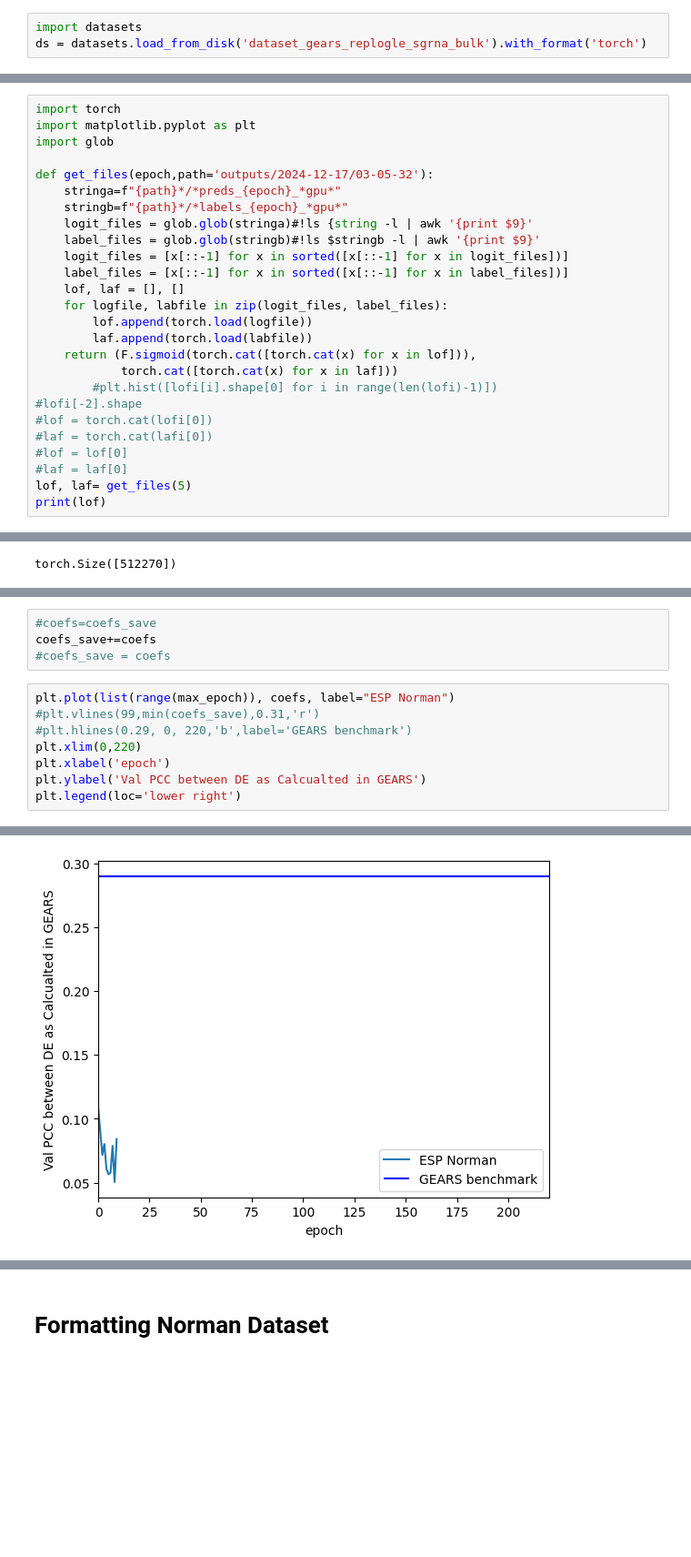
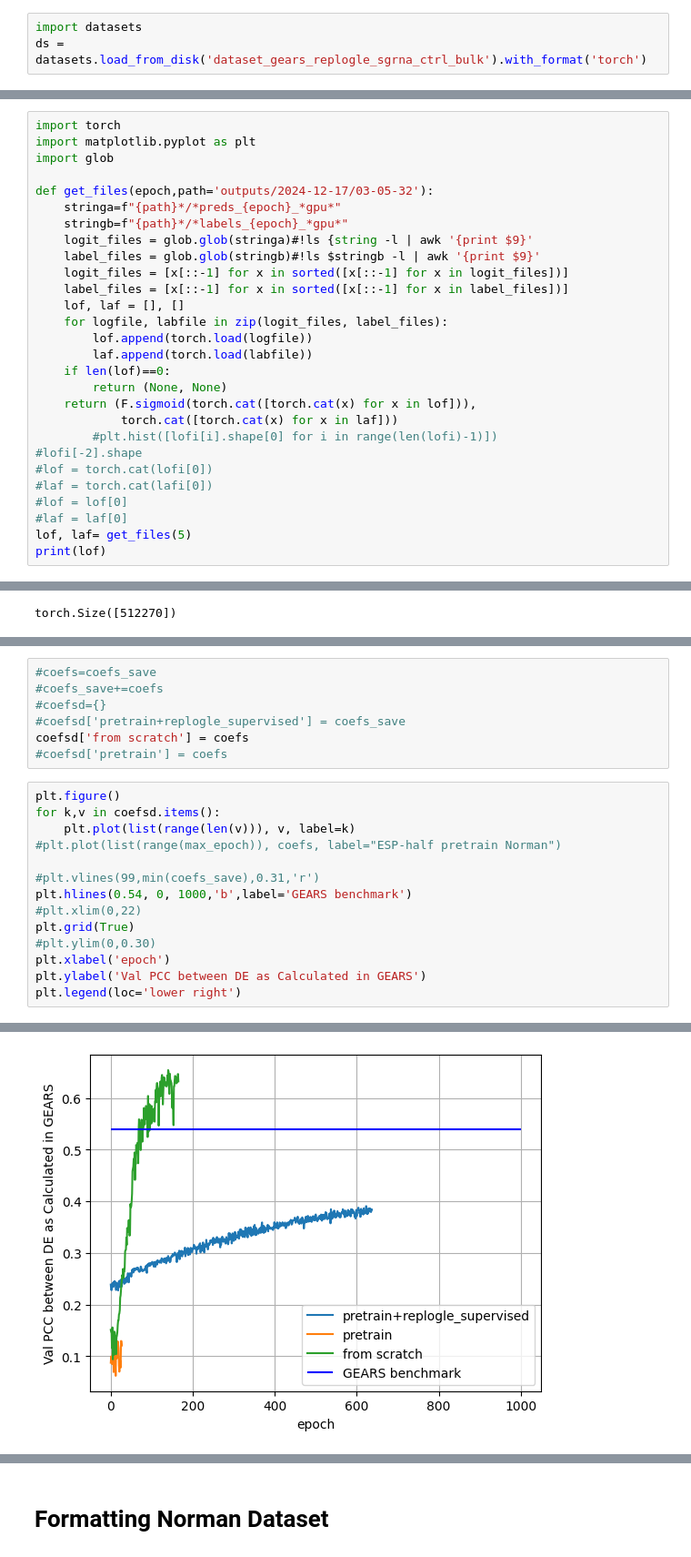
Before and after one commit to synthetic-tensors/caduceus, a Jupyter notebook: crispr_data_wrangling.ipynb, the cells around one changed output, grey strips where cells are left out. Shown at 91% size. Saved outputs shown, nothing was run; the diff lists cells and outputs as text; blank space fills up the shorter version.

```diff
--- a/crispr_data_wrangling.ipynb
+++ b/crispr_data_wrangling.ipynb
@@ -838,6 +848,6 @@ ds.save_to_disk('dataset_gears_replogle_sgrna_bulk')
 # %%
 import datasets
-ds = datasets.load_from_disk('dataset_gears_replogle_sgrna_bulk').with_format('torch')
+ds = datasets.load_from_disk('dataset_gears_replogle_sgrna_ctrl_bulk').with_format('torch')
 # %%
 ds[1]['input_ids']==0
 # %% [output]
@@ -964,6 +974,8 @@ def get_files(epoch,path='outputs/2024-12-17/03-05-32'):
     for logfile, labfile in zip(logit_files, label_files):
         lof.append(torch.load(logfile))
         laf.append(torch.load(labfile))
+    if len(lof)==0:
+        return (None, None)
     return (F.sigmoid(torch.cat([torch.cat(x) for x in lof])),
             torch.cat([torch.cat(x) for x in laf]))
         #plt.hist([lofi[i].shape[0] for i in range(len(lofi)-1)])
@@ -1162,18 +1178,27 @@ plt.ylim(-0.3,0.3)
 # %%
 #coefs=coefs_save
-coefs_save+=coefs
-#coefs_save = coefs
+#coefs_save+=coefs
+#coefsd={}
+#coefsd['pretrain+replogle_supervised'] = coefs_save
+coefsd['from scratch'] = coefs
+#coefsd['pretrain'] = coefs
 # %%
-plt.plot(list(range(max_epoch)), coefs, label="ESP Norman")
+plt.figure()
+for k,v in coefsd.items():
+    plt.plot(list(range(len(v))), v, label=k)
+#plt.plot(list(range(max_epoch)), coefs, label="ESP-half pretrain Norman")
+
 #plt.vlines(99,min(coefs_save),0.31,'r')
-#plt.hlines(0.29, 0, 220,'b',label='GEARS benchmark')
-plt.xlim(0,220)
+plt.hlines(0.54, 0, 1000,'b',label='GEARS benchmark')
+#plt.xlim(0,22)
+plt.grid(True)
+#plt.ylim(0,0.30)
 plt.xlabel('epoch')
-plt.ylabel('Val PCC between DE as Calcualted in GEARS')
+plt.ylabel('Val PCC between DE as Calculated in GEARS')
 plt.legend(loc='lower right')
 # %% [output]
 <matplotlib.legend.Legend at 0x...>
-[figure, old version]
+[figure, new version]
 # %%
 plt.plot(list(range(max_epoch+200)), coefs_save+coefs, label="ESP Replogle K562")
 #plt.vlines(99,min(coefs_save),0.31,'r')
```
Also changed, not shown: parts of 13 cells of this notebook, 3 other files.
